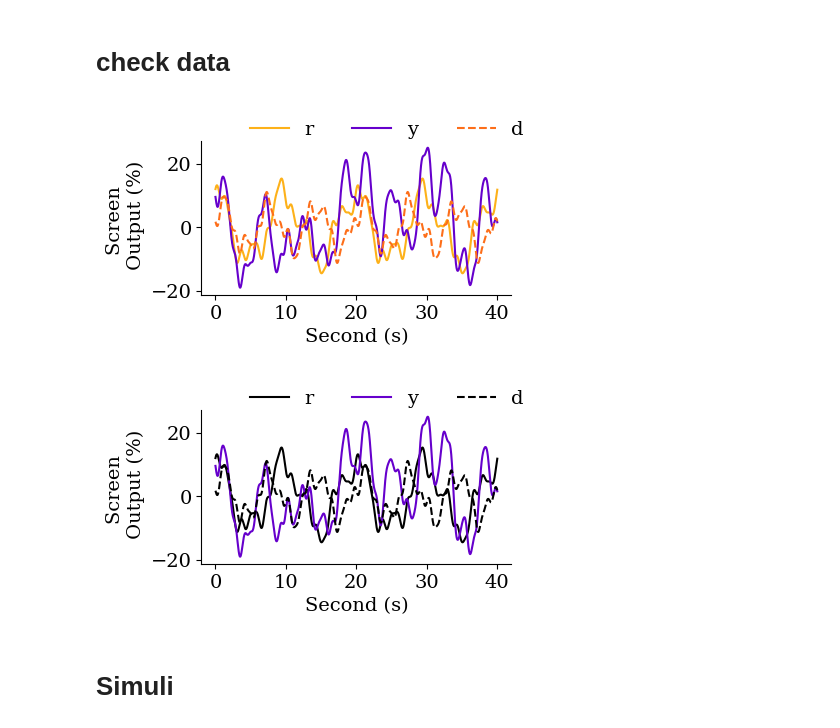
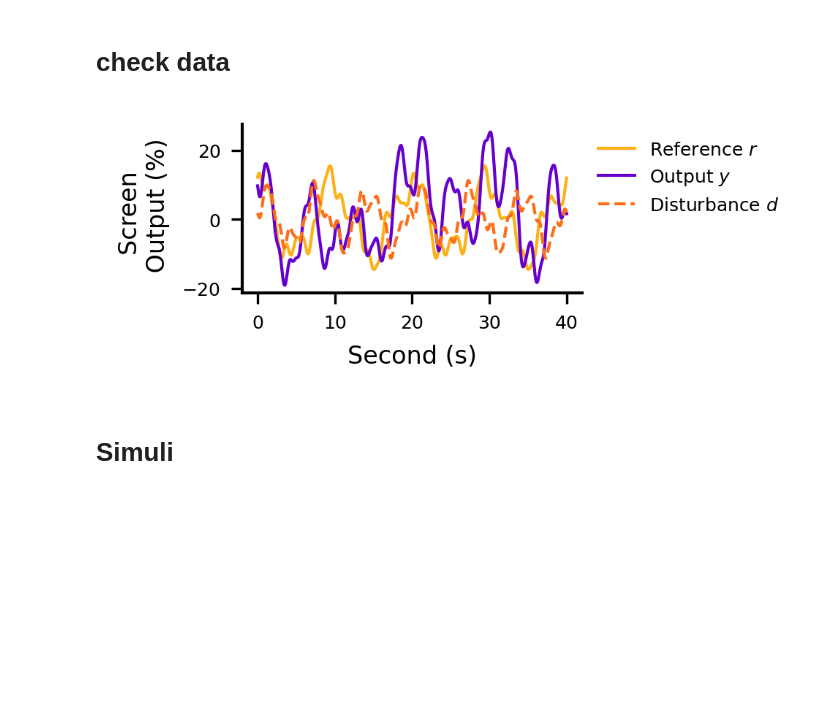
Before and after one commit to sburden-group/sensorimotor_fusion, a Jupyter notebook: analysis/Multimodal paper/20250218_performance.ipynb, the cells around one changed output. Drawn from its saved outputs; the diff is of its cells as text; code cells hidden in the pictures; blank space fills up the shorter version.

Commit message:
update figure to make panels

```diff
--- a/analysis/Multimodal paper/20250218_performance.ipynb
+++ b/analysis/Multimodal paper/20250218_performance.ipynb
@@ -92,12 +73,15 @@ scaleOutputScreen =  0.25
 # %% [markdown]
 # Load data
 # %%
-# with open('multimodal_data.pkl', 'wb') as file:
-#     pickle.dump(ALLdata, file)
+# CGANGE THIS TO YOUR OWN PATH
+path = "C:\\Users\\amber\\OneDrive - UW\\Sensorimotor Fusion\\pickles\\"  # for Amber's laptop
+# path = r'/Users/amberchou/Library/CloudStorage/OneDrive-UW(2)/meta/eye_tracking/pickles/pickles_11_subjects/'  # for Amber's mac
 
 # Load the array from the file
-with open('multimodal_data.pkl', 'rb') as file:
+with open(path+'multimodal_data.pkl', 'rb') as file:
     Rs,Ds,MDs,Us,U0s,U1s,Ys,rs,ds,mds,us,u0s,u1s,ys,errors,Tur,Tu0r,Tu1r,Tud,Tu0d,Tu1d,Tyr,Tyd,F,B,F0,F1,B0,B1 = pickle.load(file)
+# %%
+rs = rs.astype(float)
 # %%
 print(Rs.shape) # subject x condition x trial x all freqs
 print(rs.shape) # subject x condition x trial x timestamps
@@ -125,38 +107,31 @@ trial_num =  14
 # check data
 # %%
 # example trial
-fig,ax = plt.subplots(figsize=(4,2))
-ax.plot(t,rs[0,0,-1,:]*100,label = 'r',color = colors['r'])
-ax.plot(t,ys[0,0,-1,:]*100,label = 'y',color = colors['y'])
-ax.plot(t,mds[0,0,-1,:]*100,linestyle = '--',label = 'd',color = colors['d'])
+fig,ax = plt.subplots(figsize=(2,1),dpi=300)
+ax.plot(t,rs[0,0,-1,:]*100,label = 'Reference '+r'$r$',color = colors['r'])
+ax.plot(t,ys[0,0,-1,:]*100,label = 'Output '+r'$y$',color = colors['y'])
+ax.plot(t,mds[0,0,-1,:]*100,linestyle = '--',label = 'Disturbance '+r'$d$',color = colors['d'])
 ax.set_ylabel('Screen \n Output (%)')
 ax.set_xlabel('Second (s)')
-ax.legend(bbox_to_anchor = (0.1,0.9), ncol=3, frameon=False)
+ax.legend(bbox_to_anchor = (1,1),  frameon=False)
+# ax.legend(loc = 'upper center', ncol=3, frameon=False)
+# ax.legend(bbox_to_anchor = (0.7,0.9), ncol=3, frameon=False)
 ax.spines['top'].set_visible(False)
 ax.spines['right'].set_visible(False)
 plt.show()
 
-fig,ax = plt.subplots(figsize=(4,2))
-ax.plot(t,rs[0,0,-1,:]*100,label = 'r',color = 'black')
-ax.plot(t,ys[0,0,-1,:]*100,label = 'y',color = colors['y'])
-ax.plot(t,mds[0,0,-1,:]*100,linestyle = '--',label = 'd',color = 'black')
-ax.set_ylabel('Screen \n Output (%)')
-ax.set_xlabel('Second (s)')
-ax.legend(bbox_to_anchor = (0.1,0.9), ncol=3, frameon=False)
-ax.spines['top'].set_visible(False)
-ax.spines['right'].set_visible(False)
-plt.show()
-
-# fig,ax = plt.subplots(figsize=(4,2))
-# ax.plot(t,us[0,0,-1,:]*100,label = 'u',color = colors['u'])
-# ax.plot(t,ds[0,0,-1,:]*100,label = 'd',color = colors['d'])
-# # plt.plot(t,mds[0,0,-2,:],label = 'md',color = colors['d'])
-# ax.set_ylabel('input (%)')
-# plt.legend()
+# fig,ax = plt.subplots(figsize=(2,1),dpi=300)
+# ax.plot(t,rs[0,0,-1,:]*100,label = 'r',color = 'black')
+# ax.plot(t,ys[0,0,-1,:]*100,label = 'y',color = colors['y'])
+# ax.plot(t,mds[0,0,-1,:]*100,linestyle = '--',label = 'd',color = 'black')
+# ax.set_ylabel('Screen \n Output (%)')
+# ax.set_xlabel('Second (s)')
+# ax.legend(bbox_to_anchor = (1,1),  frameon=False)
+# ax.spines['top'].set_visible(False)
+# ax.spines['right'].set_visible(False)
 # plt.show()
 # %% [output]
-[figure, old version]
+[figure, new version]
-[figure, removed]
 # %% [markdown]
 # Simuli
 # %%
```
Also changed, not shown: parts of 31 cells of this notebook, 5 other files.
